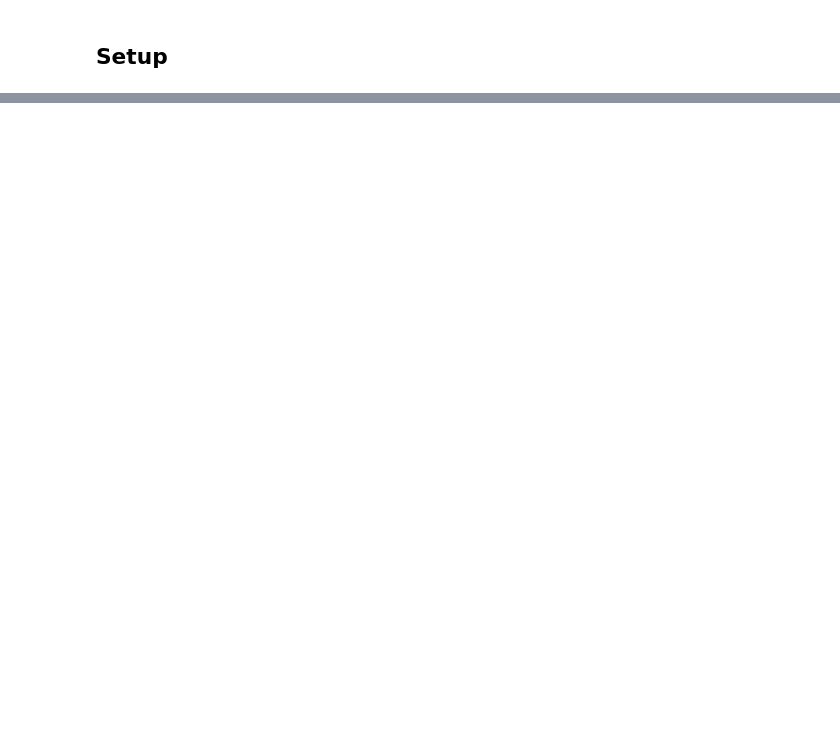
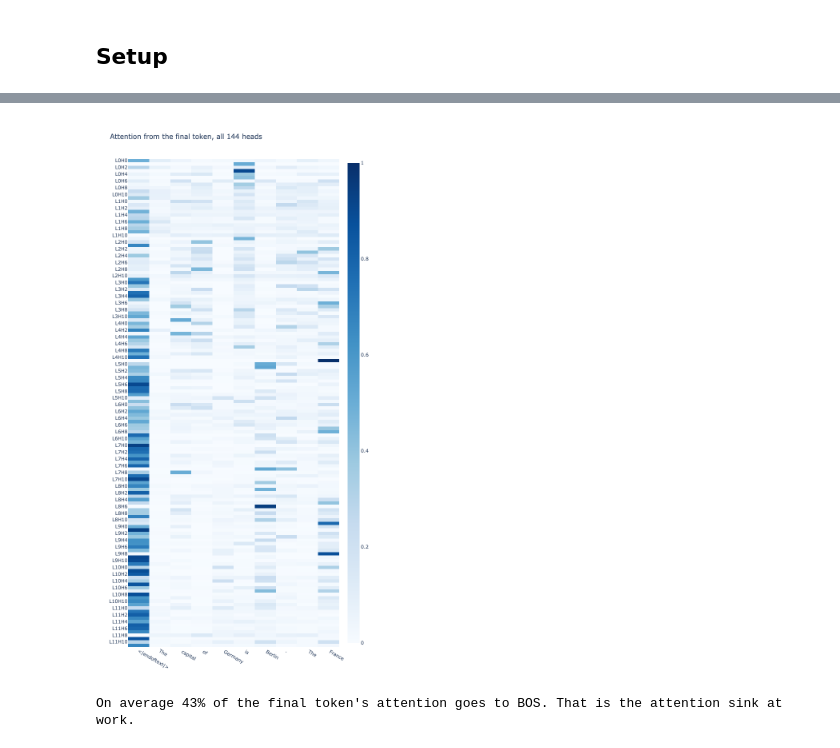
Before and after one commit to ledbetterljoshua/interpretability-research, a Jupyter notebook: experiments/01_gpt2_internals.ipynb, the cells around one changed output, grey strips where cells are left out. Cells and saved outputs as stored; diff of their text form; code cells hidden in the pictures; blank space fills up the shorter version.

```diff
--- a/experiments/01_gpt2_internals.ipynb
+++ b/experiments/01_gpt2_internals.ipynb
@@ -565,0 +135,14 @@ That leads us to **superposition** and **sparse autoencoders** — the core of m
+# %%
+str_toks = model.to_str_tokens(tokens[0])
+
+def show_pattern(layer, head, note=""):
+    pat = cache[f"blocks.{layer}.attn.hook_pattern"][0, head].cpu().numpy()
+    fig = px.imshow(pat, x=str_toks, y=str_toks, color_continuous_scale="Blues", zmin=0, zmax=1,
+                    labels=dict(x="key (attending to)", y="query (attending from)", color="weight"),
+                    title=f"L{layer}H{head} {note}")
+    fig.update_layout(width=520, height=500)
+    fig.show()
+
+show_pattern(0, 1, "(previous-token head)")
+show_pattern(5, 5, "(mostly BOS: an idle head parking its attention)")
+show_pattern(9, 8, "(the head that will matter in Phase 2)")
@@ -565,0 +153,14 @@ That leads us to **superposition** and **sparse autoencoders** — the core of m
+# %%
+# Every head at once: where does the FINAL token attend?
+pat = torch.stack([cache[f"blocks.{l}.attn.hook_pattern"][0, :, -1] for l in range(12)])  # [layer, head, key]
+fig = px.imshow(pat.reshape(-1, pat.shape[-1]).cpu().numpy(), x=str_toks,
+                y=[f"L{l}H{h}" for l in range(12) for h in range(12)],
+                color_continuous_scale="Blues", zmin=0, zmax=1, aspect="auto",
+                title="Attention from the final token, all 144 heads")
+fig.update_layout(width=700, height=1400)
+fig.show()
+bos_share = pat[:, :, 0].mean().item()
+print(f"On average {bos_share:.0%} of the final token's attention goes to BOS. That is the attention sink at work.")
+# %% [output]
+[figure, added]
+On average 43% of the final token's attention goes to BOS. That is the attention sink at work.
```
Also changed, not shown: parts of 49 cells of this notebook, 5 other files.
